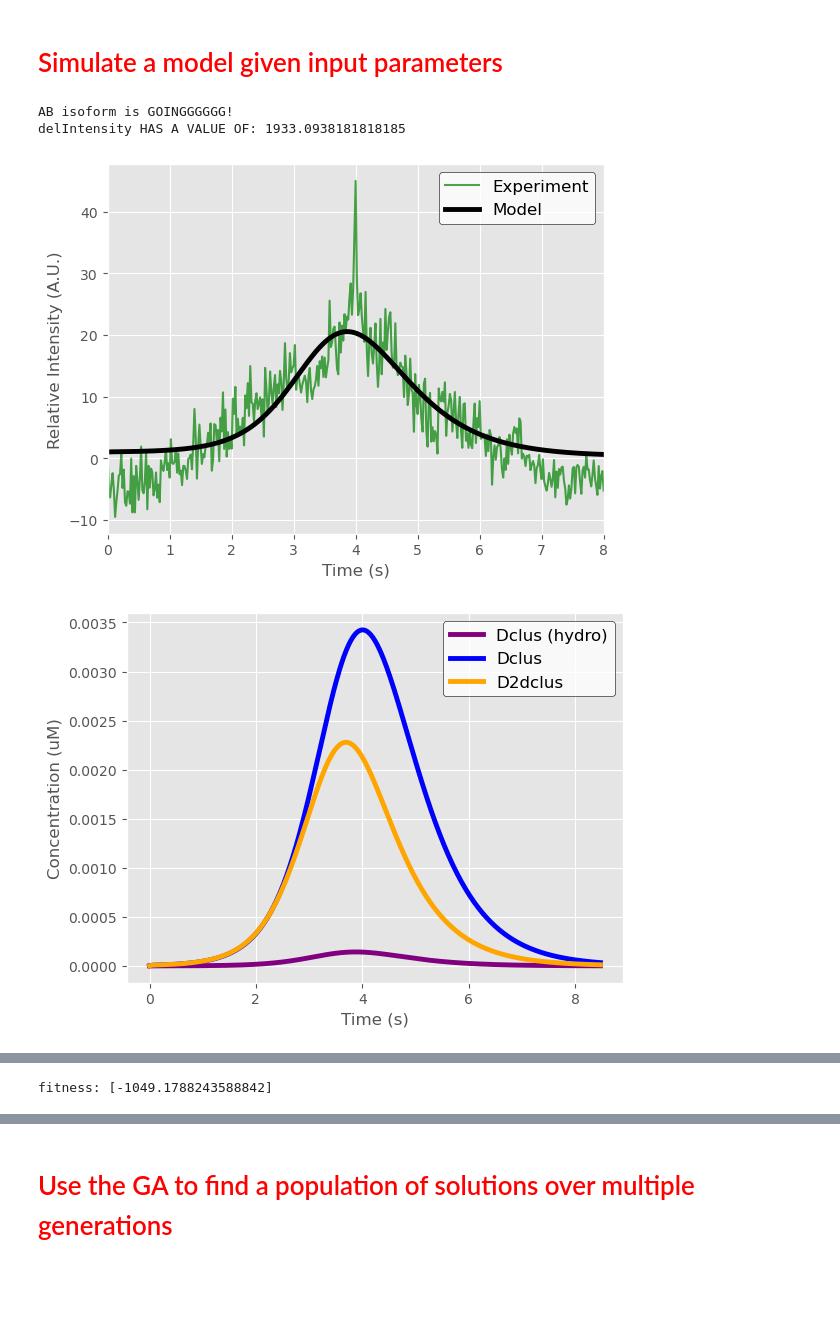
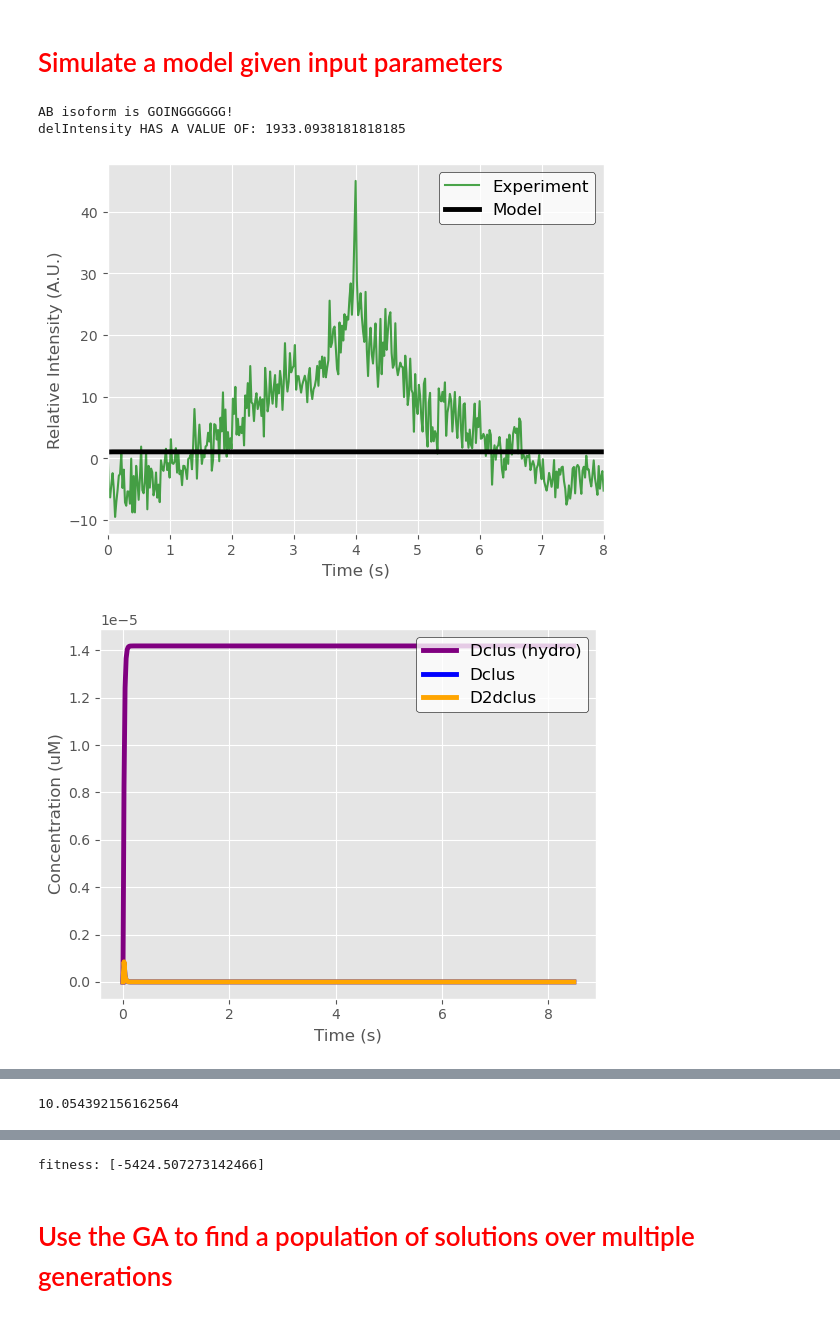
Before and after one commit to lanceman999/dynamin_model, a Jupyter notebook: PythonCode/dynamin1AB_opt_fullKinetics.ipynb, the cells around one changed output, grey strips where cells are left out. Cells and saved outputs as stored; diff of their text form; code cells hidden in the pictures; blank space fills up the shorter version.

```diff
--- a/PythonCode/dynamin1AB_opt_fullKinetics.ipynb
+++ b/PythonCode/dynamin1AB_opt_fullKinetics.ipynb
@@ -718,62 +719,72 @@ class Solver:
 
 parameter_ranges = {
             #units of uM-1s-1
-            "kfDRC": {"min": 0.1, "max": 3}, # 0.0001 to 1
+            "kfDRC": {"min": 0.0001, "max": 1}, # 0.0001 to 1
             "RdiluteDens": {"min": 1, "max": 500},
             "targetRateR": {"min": 0.01, "max": 100},
             "targetDensR": {"min": 0.01, "max": 100},
             "kfDRD": {"min": 0.01, "max": 1}, # 0.0001 to 1
             #rate to bind activator in the dense phase
             #"kfDense": {"min": 0.0001, "max": 1},
-            "kfhyd": {"min": 0.1, "max": 5}, # 0.0001 to 0.01
-            "kfhyd_propagation": {"min": 0.1, "max": 100}, # 0.01 to 100
+            "kfhyd": {"min": 0.00001, "max": 0.0001}, # 0.0001 to 0.01
+            "kfhyd_propagation": {"min": 0.00001, "max": 0.01}, # 0.01 to 100
             "GTPconc": {"min":300, "max": 1000},
             "Dmem0": {"min": 10, "max": 80},
-            "kfdis": {"min": 0.00001, "max": 0.0001}, #must be smaller than kfhyd....?
+            "kfdisSol": {"min": 0.01, "max": 2}, #must be smaller than kfhyd....?
+            #"kfdisMem": {"min": 0.1, "max": 1}
             #"kfdisProp": {"min": 0.001, "max": 1}
             }
 
-paramsToOpt=np.array(["kfDRC","RdiluteDens","targetRateR","targetDensR","kfDRD", "kfhyd", "kfhyd_propagation", "GTPconc", "Dmem0", "kfdis"]) # "kfdisProp"])
+paramsToOpt=np.array(["kfDRC", "RdiluteDens", "targetRateR", "targetDensR", "kfDRD", "kfhyd", "kfhyd_propagation", "GTPconc", "Dmem0", "kfdisSol"]) # "kfdisMem"]) # "kfdisProp"])
 # %% [markdown]
 # <font color='red'>Simulate a model given input parameters</font>
 # %%
 #initialize the model
 model = Oscillator(parameter_ranges, paramsToOpt, 10)
 #Dsol0 = 10
 
 #define a candidate set of rates
 #candidate_BAD = np.array([0.0024, 86.7117014087749, 53.76109799387347, 0.03613479551399369, 0.34973486053145464, 0.007797734909058662, 20, 644, 20.50569128216774])
 #candidate_final = np.array([0.0017326069496228003, 86.7117014087749, 53.76109799387347, 0.03613479551399369, 0.34973486053145464, 0.007797734909058662, 30.207785720048385, 644.2414676371535, 20.50569128216774])
 
-#candidate_dis = np.array([0.0030639813650906265, 3.627460059166232, 79.91905273505745, 0.03653069490007928, 0.13564567313177872, 0.2865652215494993, 15.342674377434056, 1000, 72.12628419943113, 0.00017209038776845462, 2.8475258930576324])
-#candidate_dis2 = np.array([0.007129672230969613, 5.383061019185032, 17.664244394693167, 0.03728641399718233, 0.4382068823435466, 0.8176240538145778, 3.3876270352419993, 438.56332645277956, 80, 0.06289824249948874, 0.12218398389393])
-candidate_dis3 = np.array([0.006991227931624193, 13.42399568650089, 49.88732535842113, 0.2265658483536875, 0.003240080503322995, 0.43728076291792595, 13.05857273512493, 915.7439377005649, 61.51769876723075, 0.07788040700889426, 0.0014588018360689988])
-candidate_dis4 = np.array([0.03747553556174139, 2.5501009739017593, 16.39619104540131, 0.11859936691783803, 0.006987539068249752, 0.9209487692460746, 8.439624656567736, 1000, 23.086190713362623, 0.002707963808717346, 0.00227917841726791])
-candidate_dis5 = np.array([0.015268039748554571, 18.929914002150742, 1.536418515305018, 0.049686738699049576, 0.4220449170869857, 0.2943462337274766, 2.6755418006052007, 475.5922143108078, 68.9547924241103, 0.0071658421916301444, 0.009240439826090862]) #most accurate species trajectory
-candidate_dis6 = np.array([0.014704059429945286, 1.9297353013064373, 28.60430749995155, 0.28889046512331124, 0.001024953853849449, 0.35549251931630843, 17.73994680974939, 308.1588226732592, 48.13012745823866, 0.0029914546595573707, 0.054896837422113584])
+
+
+#most accurate species trajectory with kfdis and kfdis_prop
+candidate_dis5 = np.array([0.015268039748554571, 18.929914002150742, 1.536418515305018, 0.049686738699049576, 0.4220449170869857, 0.2943462337274766, 2.6755418006052007, 475.5922143108078, 68.9547924241103, 0.0071658421916301444, 0.009240439826090862])
+# with just kfdis
 candidate_dis7 = np.array([0.19920998711116378, 2.172458861775014, 2.9066274491153634, 17.318879523082558, 0.0006238793591488535, 0.21955681915326522, 38.73909049381994, 987.2376930123029, 49.70569634607179, 0.00024031976565007057])
 candidate_dis8 = np.array([0.5411956490724477, 3.5542155931434856, 1.1473397389794797, 3.8748067871701473, 0.014675586617559183, 0.7626805858926015, 11.37207362768435, 779.2181385564895, 38.674519473645454, 3.2642401910064085e-05])
-candidate_dis9 = np.array([3, 6.612070855426677, 0.15649895570616687, 21.30740843580352, 0.31627377480721036, 0.692025451445385, 10.94815403529973, 300, 62.541188998838656, 1.4465371168314694e-05])
+
+
+# With kfDisMem and kfDisSol
+candidate_dis15 = np.array([0.031125291248195016, 5.665743613735634, 0.34347141598353953, 0.07131743305199469, 0.014149415688032883, 0.000940617513160253, 0.0004285640906754287, 717.5787528498314, 15.348430090979056, 0.47422103729266996, 0.024225246925108863])
+candidate_dis16 = np.array([0.021999475852937708, 494.6695139106378, 1.1535014727960076, 0.09098922301252915, 0.6863109910033212, 0.001, 0.0009, 1000, 64.37251687355379, 0.5918253207854505, 0.01323448736678083])
+candidate_dis17 = np.array([0.03935367161302807, 500, 0.01, 0.1084318337635615, 0.014826171555181178, 0.0001, 1.0967483836687627e-05, 1000, 30.251459825356513, 0.16466654947577014, 0.8624047823688513])
+
+
+# With just kfDisSol
+candidate_disSol1 = np.array()
+
 
 # kfDRC = candidate[0]
 # RdiluteDens = candidate[1]
 # kfDydy = kfDRC*candidate[2]
 # RclusDens = DmemDens/candidate[3]
 # kfDRD = candidate[4]
 # kfhyd = candidate[5]
 # kfhyd_propagate = candidate[6]
 # GTPconc = candidate[7]
 # Dmemo = candidate[8]
 # kfdis = candidate[9]
 # kfdisProp = candidate[10]
 
-solutions = model.simulate(candidate_dis9)
-model.plotModel(candidate_dis9, showConc = True, mode = "test", save = True)
+solutions = model.simulate(candidate_disSol1)
+model.plotModel(candidate_disSol1, showConc = True, mode = "test", save = True)
 timePts=model.timePoints
-[fitness] = model.evaluate_parms(candidate_dis9)
+[fitness] = model.evaluate_parms(candidate_disSol1)
 print("fitness: "+ str(fitness))
 # %% [output]
 AB isoform is GOINGGGGGG!
 delIntensity HAS A VALUE OF: 1933.0938181818185
-[figure, old version]
+[figure, new version]
-[figure, old version]
+[figure, new version]
@@ -784 +795 @@ delIntensity HAS A VALUE OF: 1933.0938181818185
-fitness: [-1049.1788243588842]
+10.054392156162564
@@ -785,3 +797,4 @@ fitness: [-1049.1788243588842]
+fitness: [-5424.507273142466]
 # %% [markdown]
 # <font color='red'>Use the GA to find a population of solutions over multiple generations</font>
 # %%
```
Also changed, not shown: parts of 7 cells of this notebook.
